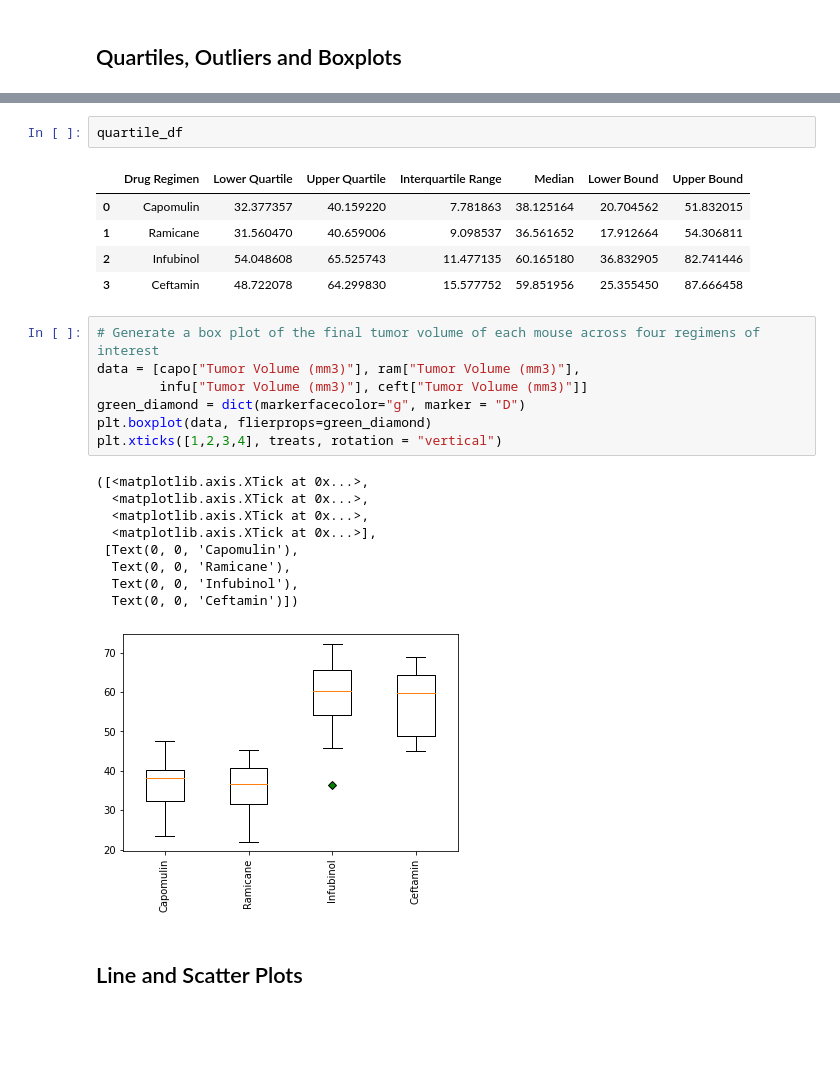
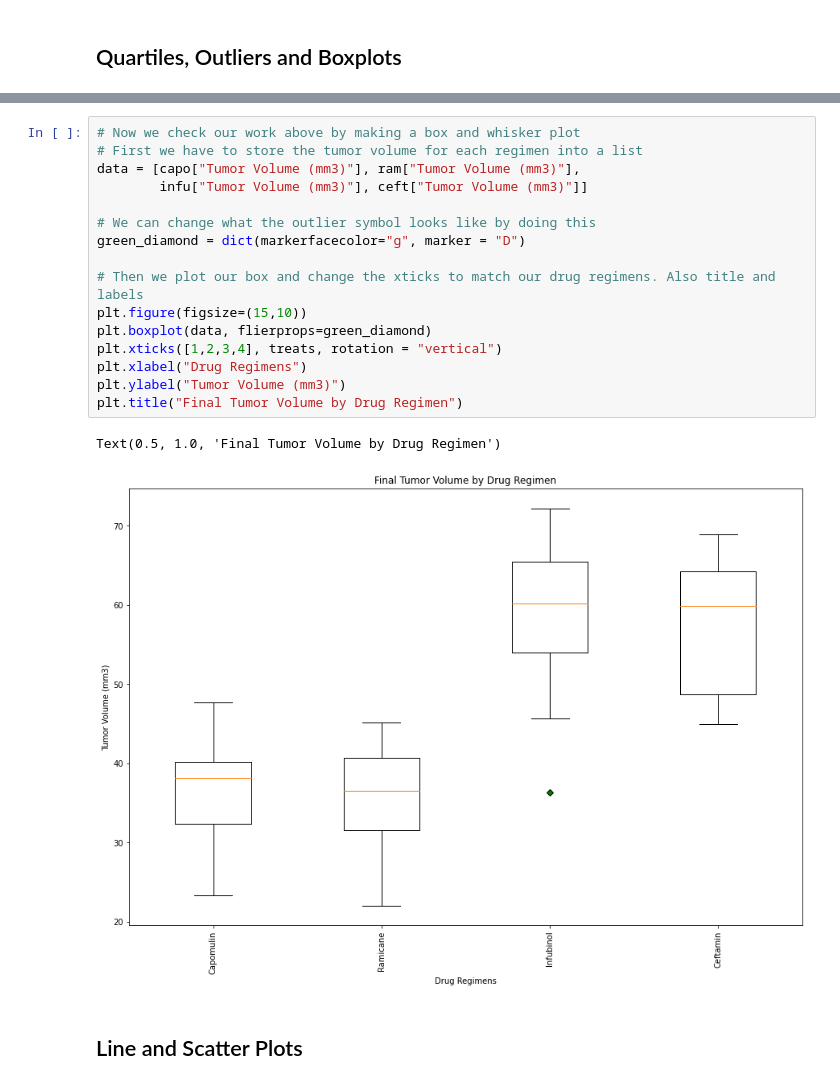
Before and after one commit to Blashford/Matplotlib-Challenge, a Jupyter notebook: main.ipynb, the cells around one changed output, grey strips where cells are left out. Saved outputs shown, nothing was run; the diff lists cells and outputs as text; blank space fills up the shorter version.

```diff
--- a/main.ipynb
+++ b/main.ipynb
@@ -270,31 +304,25 @@ outliers
 # %% [output]
 |  | Mouse ID | Drug Regimen | Sex | Age_months | Weight (g) | Timepoint | Tumor Volume (mm3) | ... |
 | 0 | c326 | Infubinol | Female | 18 | 25 | 5 | 36.321346 | ... |
-# %%
-quartile_df
-# %% [output]
-|  | Drug Regimen | Lower Quartile | Upper Quartile | Interquartile Range | Median | Lower Bound | Upper Bound |
-| 0 | Capomulin | 32.377357 | 40.159220 | 7.781863 | 38.125164 | 20.704562 | 51.832015 |
-| 1 | Ramicane | 31.560470 | 40.659006 | 9.098537 | 36.561652 | 17.912664 | 54.306811 |
-| 2 | Infubinol | 54.048608 | 65.525743 | 11.477135 | 60.165180 | 36.832905 | 82.741446 |
-| 3 | Ceftamin | 48.722078 | 64.299830 | 15.577752 | 59.851956 | 25.355450 | 87.666458 |
 # %%
-# Generate a box plot of the final tumor volume of each mouse across four regimens of interest
+# Now we check our work above by making a box and whisker plot
+# First we have to store the tumor volume for each regimen into a list
 data = [capo["Tumor Volume (mm3)"], ram["Tumor Volume (mm3)"],
         infu["Tumor Volume (mm3)"], ceft["Tumor Volume (mm3)"]]
+
+# We can change what the outlier symbol looks like by doing this
 green_diamond = dict(markerfacecolor="g", marker = "D")
+
+# Then we plot our box and change the xticks to match our drug regimens. Also title and labels
+plt.figure(figsize=(15,10))
 plt.boxplot(data, flierprops=green_diamond)
 plt.xticks([1,2,3,4], treats, rotation = "vertical")
+plt.xlabel("Drug Regimens")
+plt.ylabel("Tumor Volume (mm3)")
+plt.title("Final Tumor Volume by Drug Regimen")
 # %% [output]
-([<matplotlib.axis.XTick at 0x...>,
-  <matplotlib.axis.XTick at 0x...>,
-  <matplotlib.axis.XTick at 0x...>,
-  <matplotlib.axis.XTick at 0x...>],
- [Text(0, 0, 'Capomulin'),
-  Text(0, 0, 'Ramicane'),
-  Text(0, 0, 'Infubinol'),
-  Text(0, 0, 'Ceftamin')])
+Text(0.5, 1.0, 'Final Tumor Volume by Drug Regimen')
-[figure, old version]
+[figure, new version]
 # %% [markdown]
 ## Line and Scatter Plots
 # %%
```
Also changed, not shown: parts of 20 cells of this notebook.
